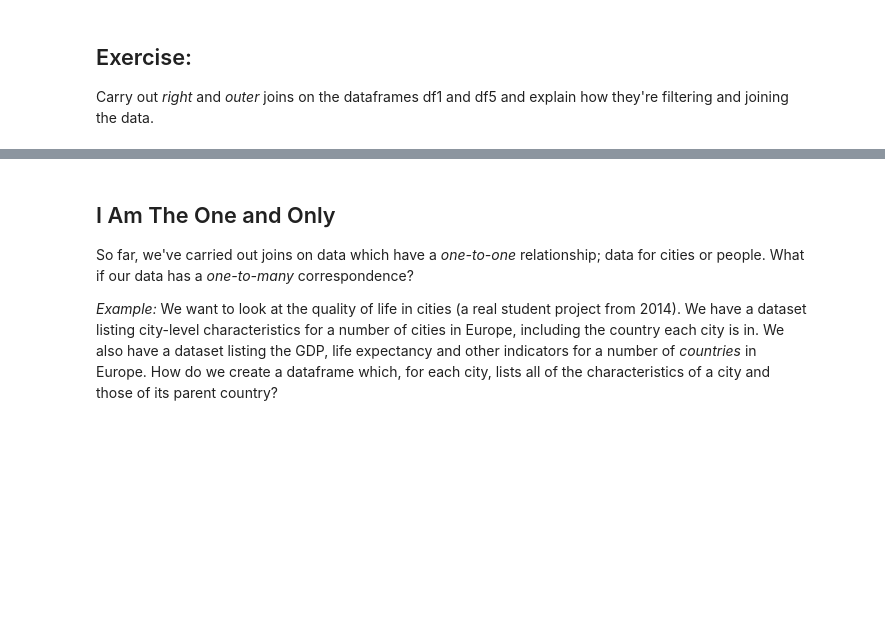
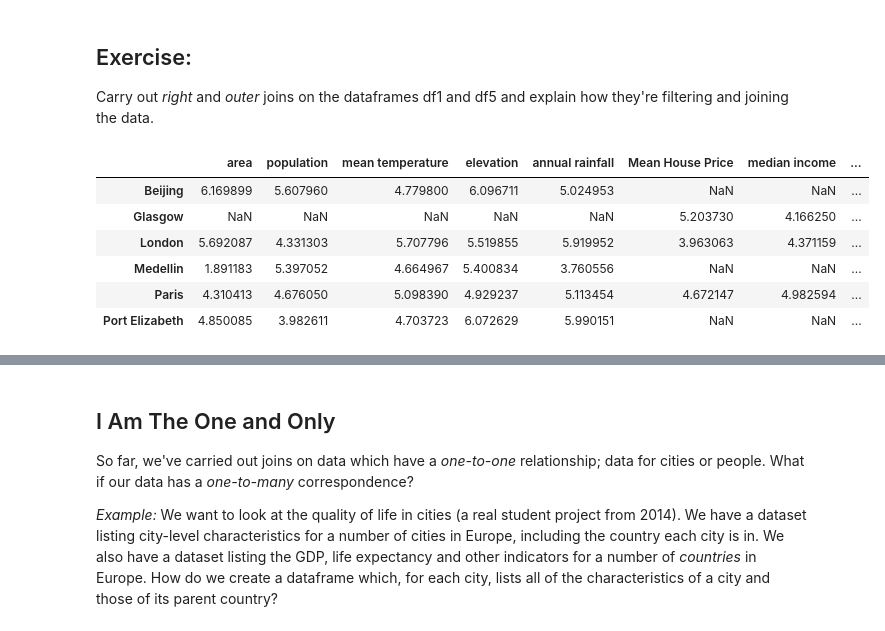
Before and after one commit to KellyLuo123/QM2-1, a Jupyter notebook: W3_Merging_and_Joining_in_Python.ipynb, the cells around one changed output, grey strips where cells are left out. Saved outputs shown, nothing was run; the diff lists cells and outputs as text; code cells hidden in the pictures; blank space fills up the shorter version.

```diff
--- a/W3_Merging_and_Joining_in_Python.ipynb
+++ b/W3_Merging_and_Joining_in_Python.ipynb
@@ -333,3 +358,17 @@ As we see, the missing data appears as **NaN** - Not a Number.
 ## Exercise:
 
 Carry out *right* and *outer* joins on the dataframes df1 and df5 and explain how they're filtering and joining the data.
+# %%
+df_joined = df1.merge(df5, left_index=True, right_index=True, how='right')
+df_joined
+
+df_joined = df1.merge(df5, left_index=True, right_index=True, how='outer')
+df_joined
+# %% [output]
+|  | area | population | mean temperature | elevation | annual rainfall | Mean House Price | median income | ... |
+| Beijing | 6.169899 | 5.607960 | 4.779800 | 6.096711 | 5.024953 | NaN | NaN | ... |
+| Glasgow | NaN | NaN | NaN | NaN | NaN | 5.203730 | 4.166250 | ... |
+| London | 5.692087 | 4.331303 | 5.707796 | 5.519855 | 5.919952 | 3.963063 | 4.371159 | ... |
+| Medellin | 1.891183 | 5.397052 | 4.664967 | 5.400834 | 3.760556 | NaN | NaN | ... |
+| Paris | 4.310413 | 4.676050 | 5.098390 | 4.929237 | 5.113454 | 4.672147 | 4.982594 | ... |
+| Port Elizabeth | 4.850085 | 3.982611 | 4.703723 | 6.072629 | 5.990151 | NaN | NaN | ... |
```
Also changed, not shown: parts of 27 cells of this notebook.
